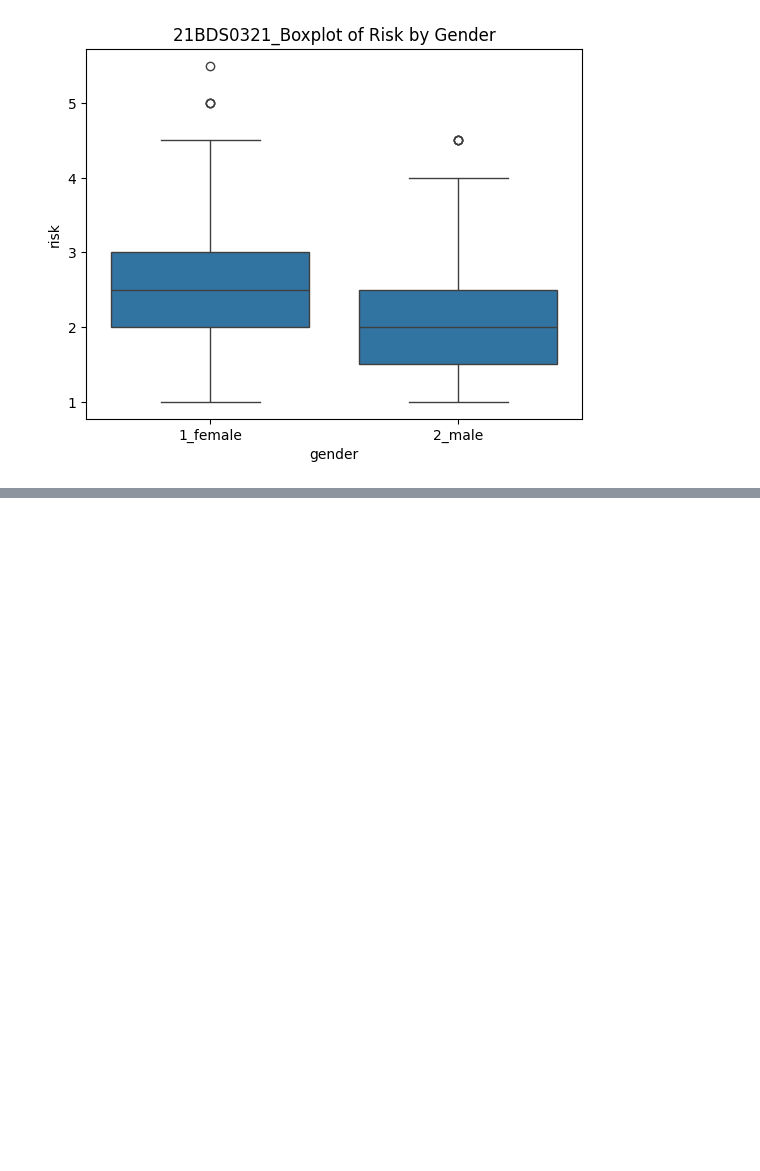
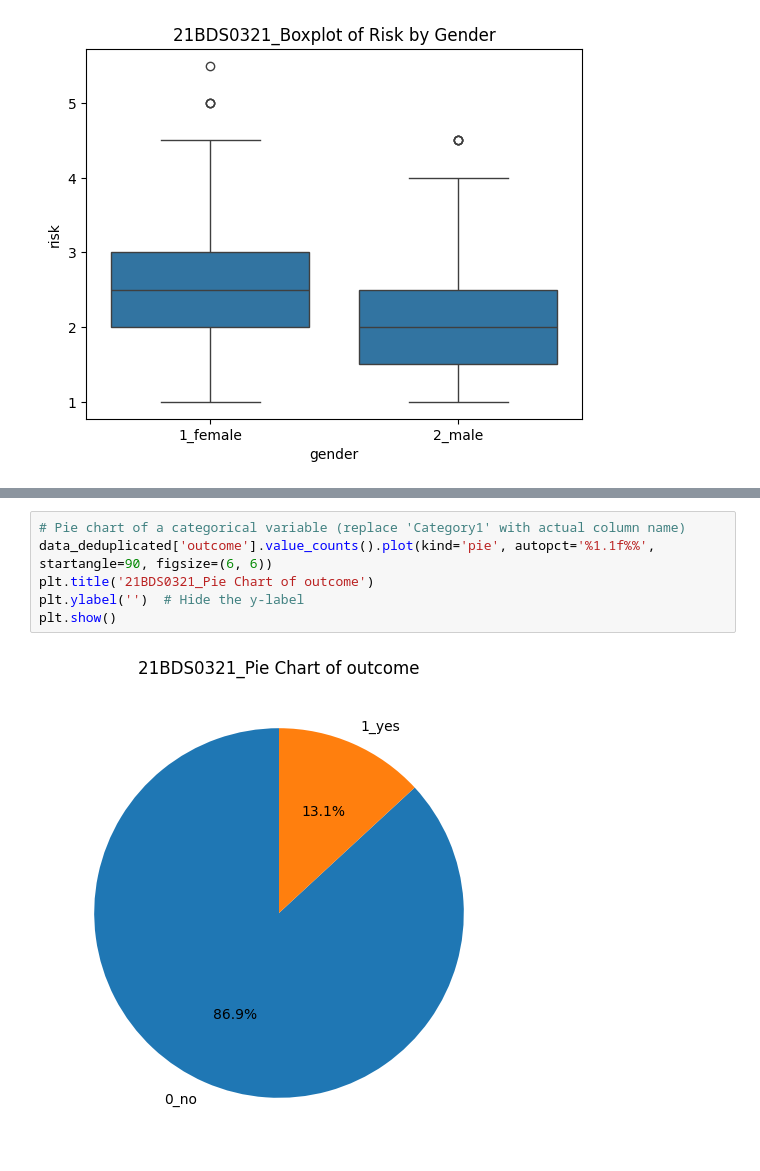
Before and after one commit to Dhairya2412/EDA_DA_21BDS0321, a Jupyter notebook: EDA_DA_1_21BDS0321.ipynb, the cells around one changed output, grey strips where cells are left out. Cells and saved outputs as stored; diff of their text form; blank space fills up the shorter version.

```diff
--- a/EDA_DA_1_21BDS0321.ipynb
+++ b/EDA_DA_1_21BDS0321.ipynb
@@ -319,0 +381,8 @@ gender
+# %%
+# Pie chart of a categorical variable (replace 'Category1' with actual column name)
+data_deduplicated['outcome'].value_counts().plot(kind='pie', autopct='%1.1f%%', startangle=90, figsize=(6, 6))
+plt.title('21BDS0321_Pie Chart of outcome')
+plt.ylabel('')  # Hide the y-label
+plt.show()
+# %% [output]
+[figure, added]
```
Also changed, not shown: parts of 19 cells of this notebook.
